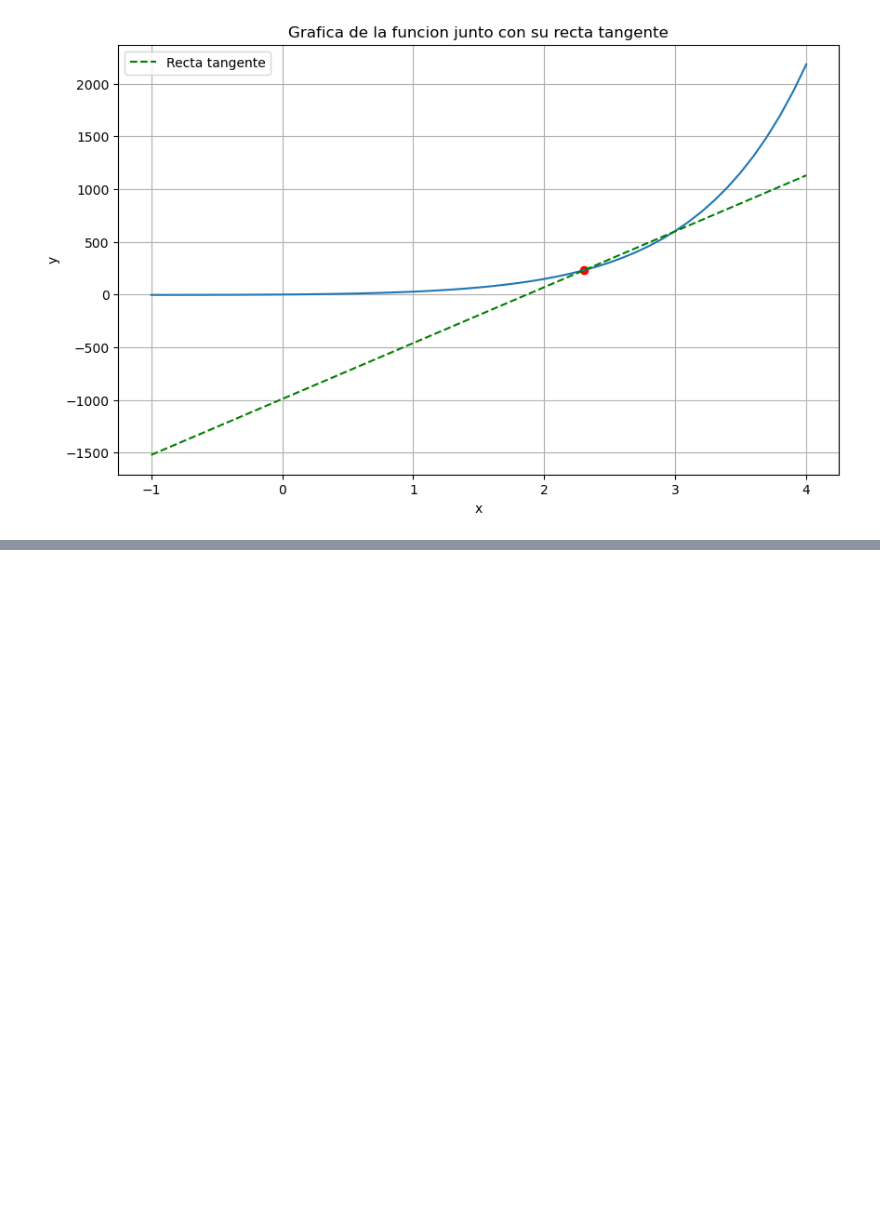
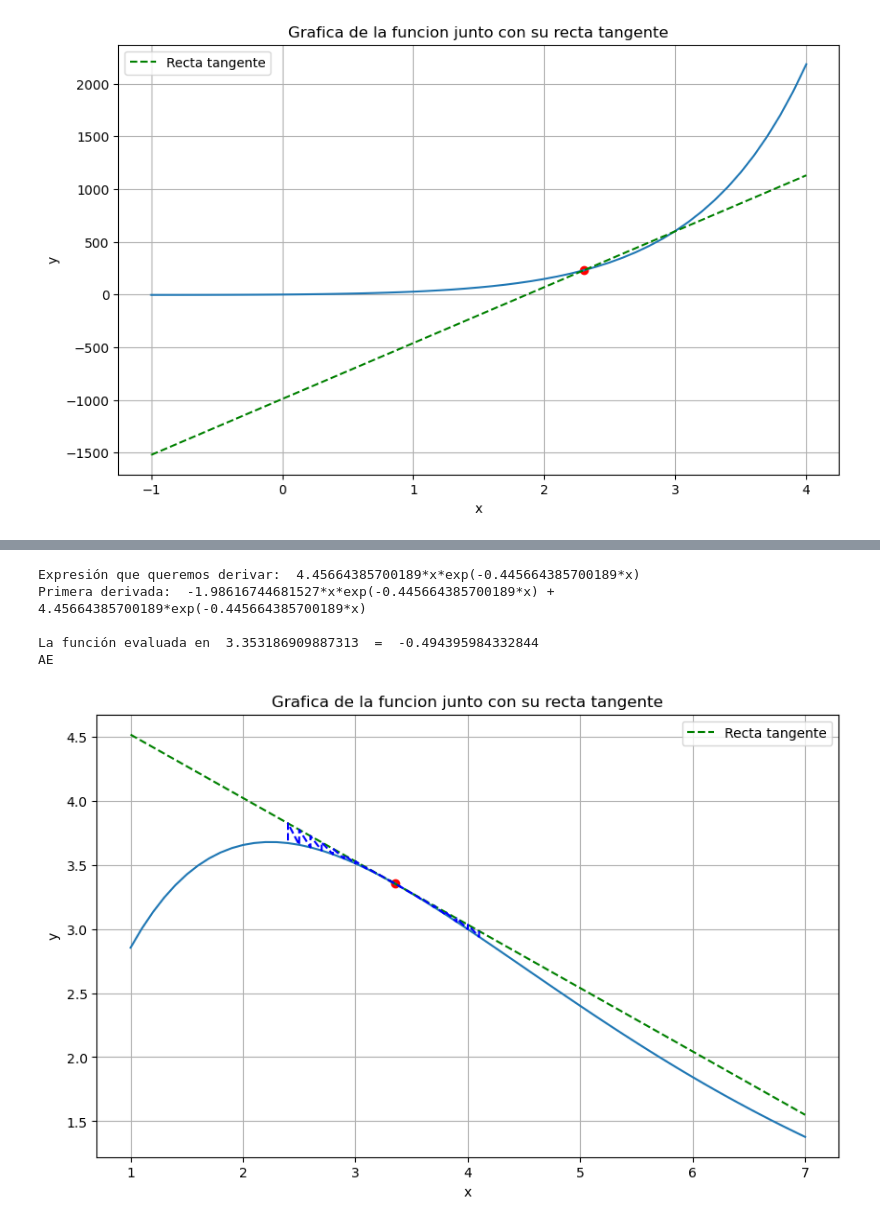
Before and after one commit to roberlks/ModelosMatematicos, a Jupyter notebook: Relacion2.ipynb, the cells around one changed output, grey strips where cells are left out. Saved outputs shown, nothing was run; the diff lists cells and outputs as text; code cells hidden in the pictures; blank space fills up the shorter version.

```diff
--- a/Relacion2.ipynb
+++ b/Relacion2.ipynb
@@ -296,0 +302,36 @@ cada periodo de tiempo, lo que da lugar al siguiente otro modelo:
+# %%
+import random
+
+#a=random.uniform(0.2610943901,0.9)
+#Deberiamos tomar un valor aleatorio. Por lo que tomamos un valor arbitrario y ajustamos el for para que se pueda imrpimir
+a=0.554335614299811
+
+f_1=10*(1-a)*x*(sp.exp(-(1-a)*x))
+
+
+
+lista_soluciones=[(np.log(10*(1-a)))/(1-a)]
+
+lista_soluciones=criterio_primero_derivada(f_1,lista_soluciones)
+
+lista_x=[]
+lista_y=[]
+
+for i in np.linspace(1, 7, 61):
+    if(i == 3.3000000000000003):
+        lista_x.append(3.353186909887313)
+        lista_y.append(f_1.subs({x:3.353186909887313}))
+
+    lista_x.append(i)
+    lista_y.append(f_1.subs({x:i}))
+
+for i in range (1):
+    sol=lista_soluciones[i]
+    graficar(f_1,lista_x,lista_y,sol,"x","y")
+# %% [output]
+Expresión que queremos derivar:  4.45664385700189*x*exp(-0.445664385700189*x)
+Primera derivada:  -1.98616744681527*x*exp(-0.445664385700189*x) + 4.45664385700189*exp(-0.445664385700189*x)
+
+La función evaluada en  3.353186909887313  =  -0.494395984332844
+AE
+[figure, added]
```
Also changed, not shown: parts of 11 cells of this notebook.
